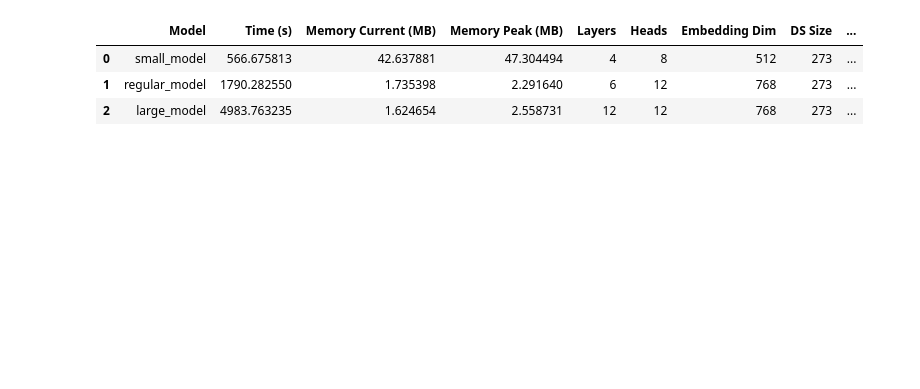
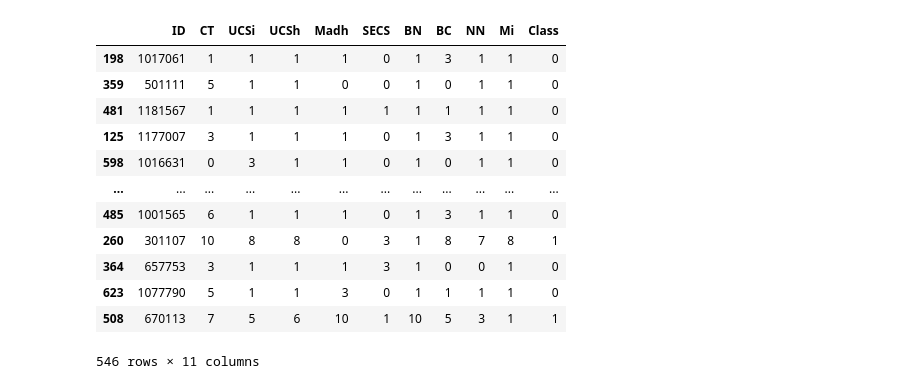
Before and after one commit to sebas-ib/model-compression, a Jupyter notebook: notebooks/rtf_training.ipynb, the cells around one changed output. Saved outputs shown, nothing was run; the diff lists cells and outputs as text; code cells hidden in the pictures; blank space fills up the shorter version.

```diff
--- a/notebooks/rtf_training.ipynb
+++ b/notebooks/rtf_training.ipynb
@@ -9,3 +7,18 @@ from transformers import GPT2Config
 from src.data_processing import csv_data_split
 # %%
 train_data, test_data, sample_data = csv_data_split("../data/breast-cancer-wisconsin.csv")
+train_data
+# %% [output]
+|  | ID | CT | UCSi | UCSh | Madh | SECS | BN | BC | NN | Mi | Class |
+| 198 | 1017061 | 1 | 1 | 1 | 1 | 0 | 1 | 3 | 1 | 1 | 0 |
+| 359 | 501111 | 5 | 1 | 1 | 0 | 0 | 1 | 0 | 1 | 1 | 0 |
+| 481 | 1181567 | 1 | 1 | 1 | 1 | 1 | 1 | 1 | 1 | 1 | 0 |
+| 125 | 1177007 | 3 | 1 | 1 | 1 | 0 | 1 | 3 | 1 | 1 | 0 |
+| 598 | 1016631 | 0 | 3 | 1 | 1 | 0 | 1 | 0 | 1 | 1 | 0 |
+| ... | ... | ... | ... | ... | ... | ... | ... | ... | ... | ... | ... |
+| 485 | 1001565 | 6 | 1 | 1 | 1 | 0 | 1 | 3 | 1 | 1 | 0 |
+| 260 | 301107 | 10 | 8 | 8 | 0 | 3 | 1 | 8 | 7 | 8 | 1 |
+| 364 | 657753 | 3 | 1 | 1 | 1 | 3 | 1 | 0 | 0 | 1 | 0 |
+| 623 | 1077790 | 5 | 1 | 1 | 3 | 0 | 1 | 1 | 1 | 1 | 0 |
+| 508 | 670113 | 7 | 5 | 6 | 10 | 1 | 10 | 5 | 3 | 1 | 1 |
+546 rows × 11 columns
@@ -15,9 +25 @@ results = pd.DataFrame(columns=["Model", "Time (s)", "Memory Current (MB)", "Mem
-# %%
-results["System Memory Usage (MB)"] = 0
-results
-# %% [output]
-|  | Model | Time (s) | Memory Current (MB) | Memory Peak (MB) | Layers | Heads | Embedding Dim | DS Size | ... |
-| 0 | small_model | 566.675813 | 42.637881 | 47.304494 | 4 | 8 | 512 | 273 | ... |
-| 1 | regular_model | 1790.282550 | 1.735398 | 2.291640 | 6 | 12 | 768 | 273 | ... |
-| 2 | large_model | 4983.763235 | 1.624654 | 2.558731 | 12 | 12 | 768 | 273 | ... |
 # %%
```
Also changed, not shown: parts of 10 cells of this notebook, 7 other files.
